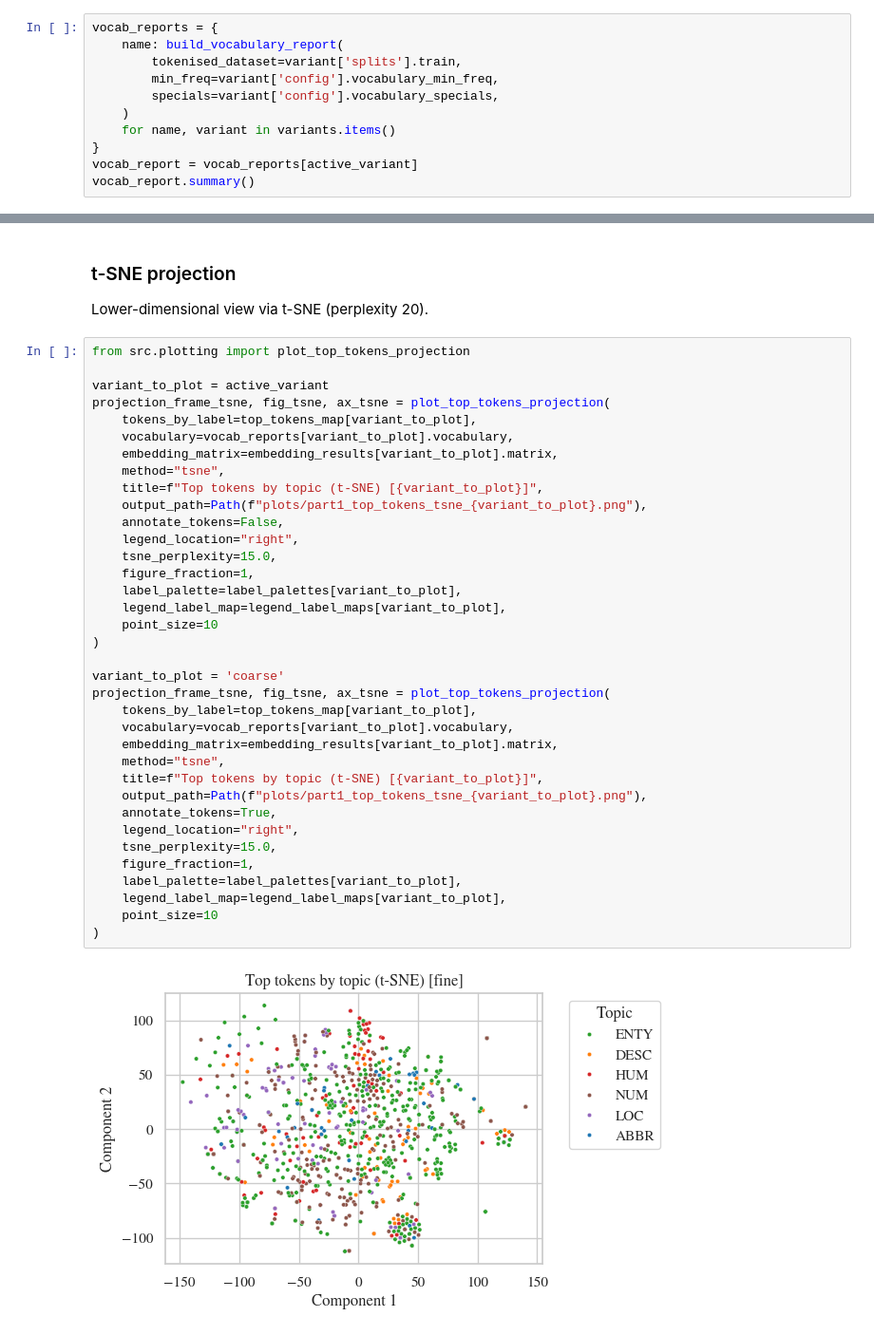
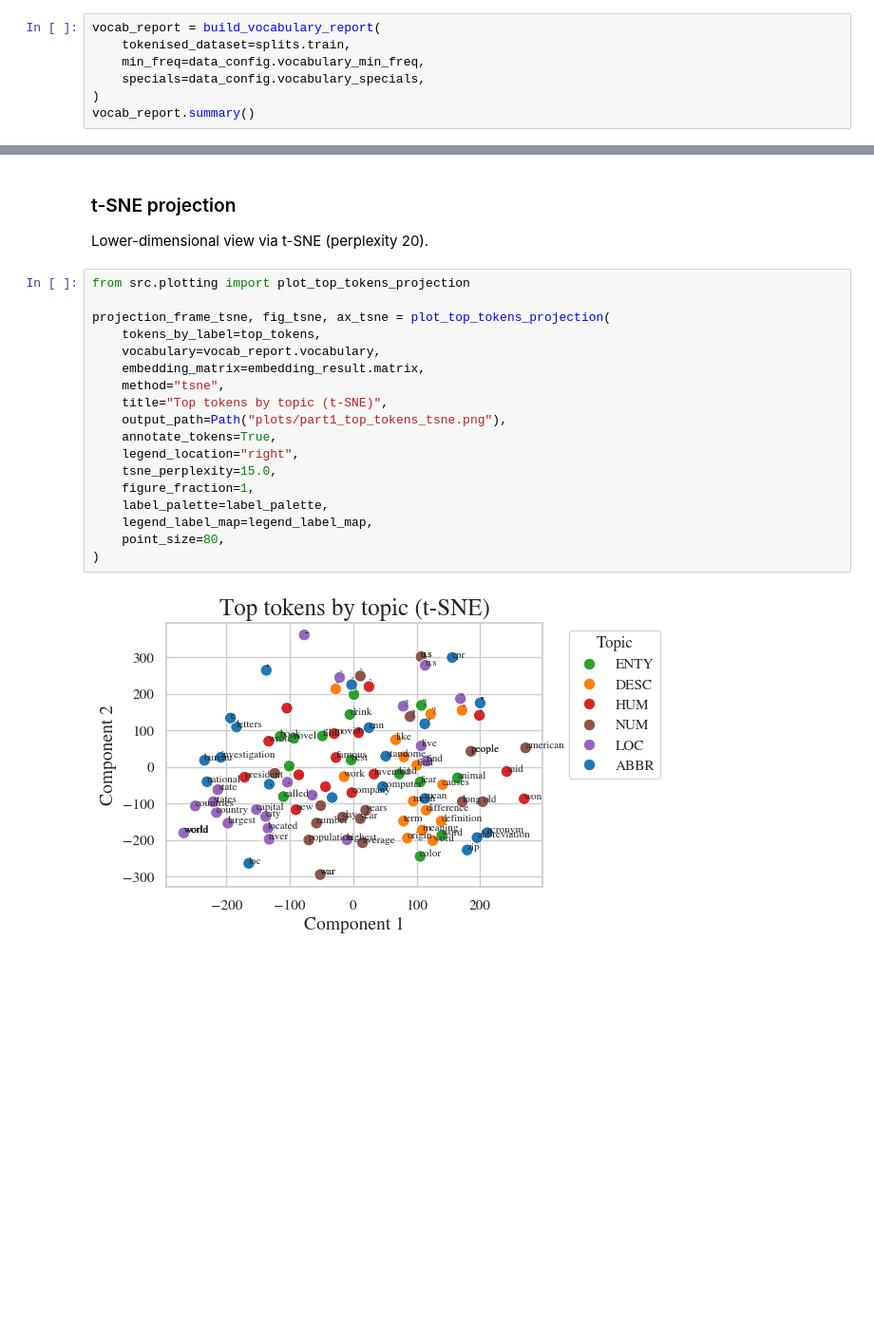
Before and after one commit to JonssonAlexander/NLP_Project_group45, a Jupyter notebook: 01_embeddings.ipynb, the cells around one changed output, grey strips where cells are left out. Shown at 95% size. Cells and saved outputs as stored; diff of their text form; blank space fills up the shorter version.

```diff
--- a/01_embeddings.ipynb
+++ b/01_embeddings.ipynb
@@ -50,15 +35,11 @@ len(splits.train), len(splits.validation), len(splits.test)
 - Reuse `build_vocabulary_report` for corpus statistics.
 - Persist intermediate artifacts (e.g., token frequencies) under `logs/` for reproducibility.
 # %%
-vocab_reports = {
-    name: build_vocabulary_report(
-        tokenised_dataset=variant['splits'].train,
-        min_freq=variant['config'].vocabulary_min_freq,
-        specials=variant['config'].vocabulary_specials,
-    )
-    for name, variant in variants.items()
-}
-vocab_report = vocab_reports[active_variant]
+vocab_report = build_vocabulary_report(
+    tokenised_dataset=splits.train,
+    min_freq=data_config.vocabulary_min_freq,
+    specials=data_config.vocabulary_specials,
+)
 vocab_report.summary()
 # %% [output]
 {'documents': 4361,
@@ -357,38 +207,20 @@ Lower-dimensional view via t-SNE (perplexity 20).
 # %%
 from src.plotting import plot_top_tokens_projection
 
-variant_to_plot = active_variant
 projection_frame_tsne, fig_tsne, ax_tsne = plot_top_tokens_projection(
-    tokens_by_label=top_tokens_map[variant_to_plot],
-    vocabulary=vocab_reports[variant_to_plot].vocabulary,
-    embedding_matrix=embedding_results[variant_to_plot].matrix,
+    tokens_by_label=top_tokens,
+    vocabulary=vocab_report.vocabulary,
+    embedding_matrix=embedding_result.matrix,
     method="tsne",
-    title=f"Top tokens by topic (t-SNE) [{variant_to_plot}]",
-    output_path=Path(f"plots/part1_top_tokens_tsne_{variant_to_plot}.png"),
-    annotate_tokens=False,
-    legend_location="right",
-    tsne_perplexity=15.0,
-    figure_fraction=1,
-    label_palette=label_palettes[variant_to_plot],
-    legend_label_map=legend_label_maps[variant_to_plot],
-    point_size=10
-)
-
-variant_to_plot = 'coarse'
-projection_frame_tsne, fig_tsne, ax_tsne = plot_top_tokens_projection(
-    tokens_by_label=top_tokens_map[variant_to_plot],
-    vocabulary=vocab_reports[variant_to_plot].vocabulary,
-    embedding_matrix=embedding_results[variant_to_plot].matrix,
-    method="tsne",
-    title=f"Top tokens by topic (t-SNE) [{variant_to_plot}]",
-    output_path=Path(f"plots/part1_top_tokens_tsne_{variant_to_plot}.png"),
+    title="Top tokens by topic (t-SNE)",
+    output_path=Path("plots/part1_top_tokens_tsne.png"),
     annotate_tokens=True,
     legend_location="right",
     tsne_perplexity=15.0,
     figure_fraction=1,
-    label_palette=label_palettes[variant_to_plot],
-    legend_label_map=legend_label_maps[variant_to_plot],
-    point_size=10
+    label_palette=label_palette,
+    legend_label_map=legend_label_map,
+    point_size=80,
 )
 # %% [output]
-[figure, old version]
+[figure, new version]
```
Also changed, not shown: parts of 11 cells of this notebook, 1 other file.
